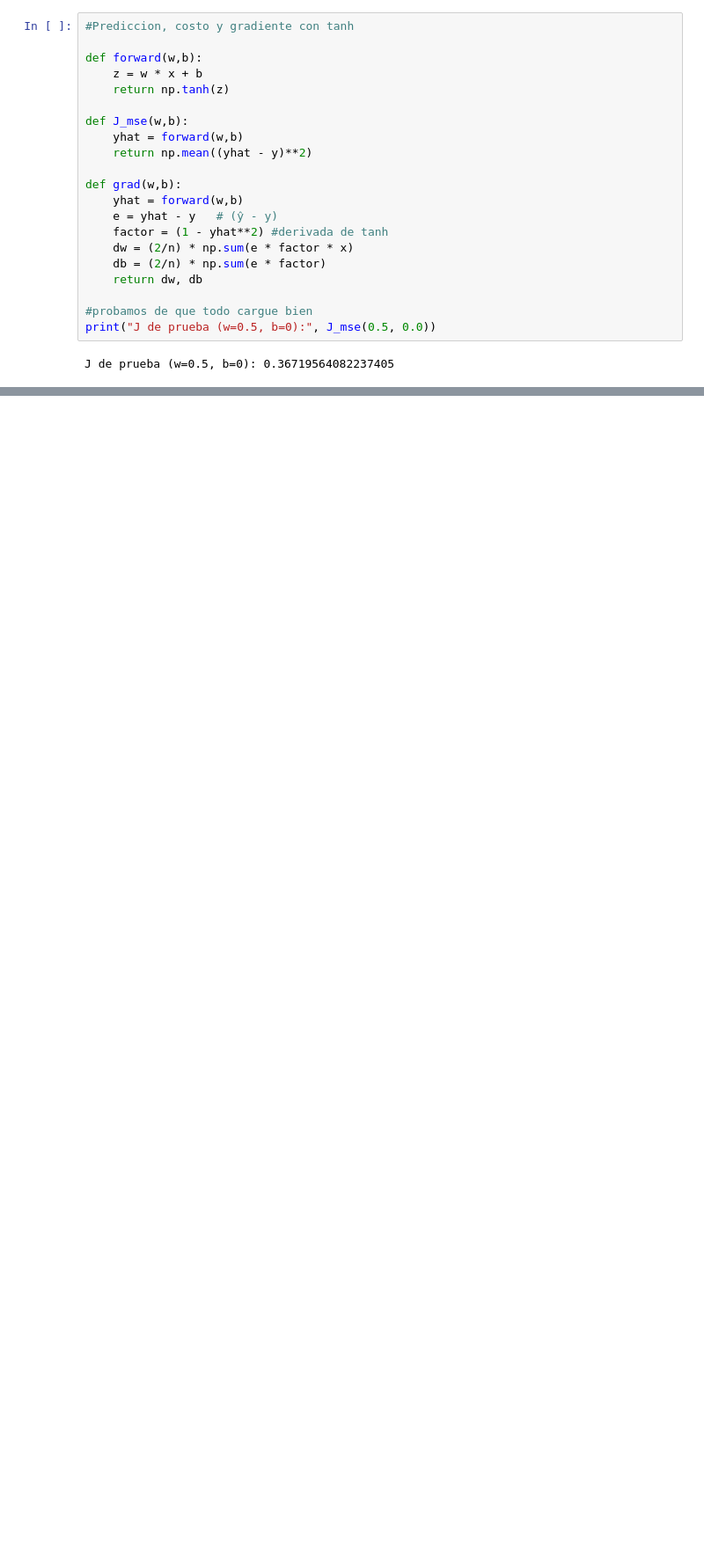
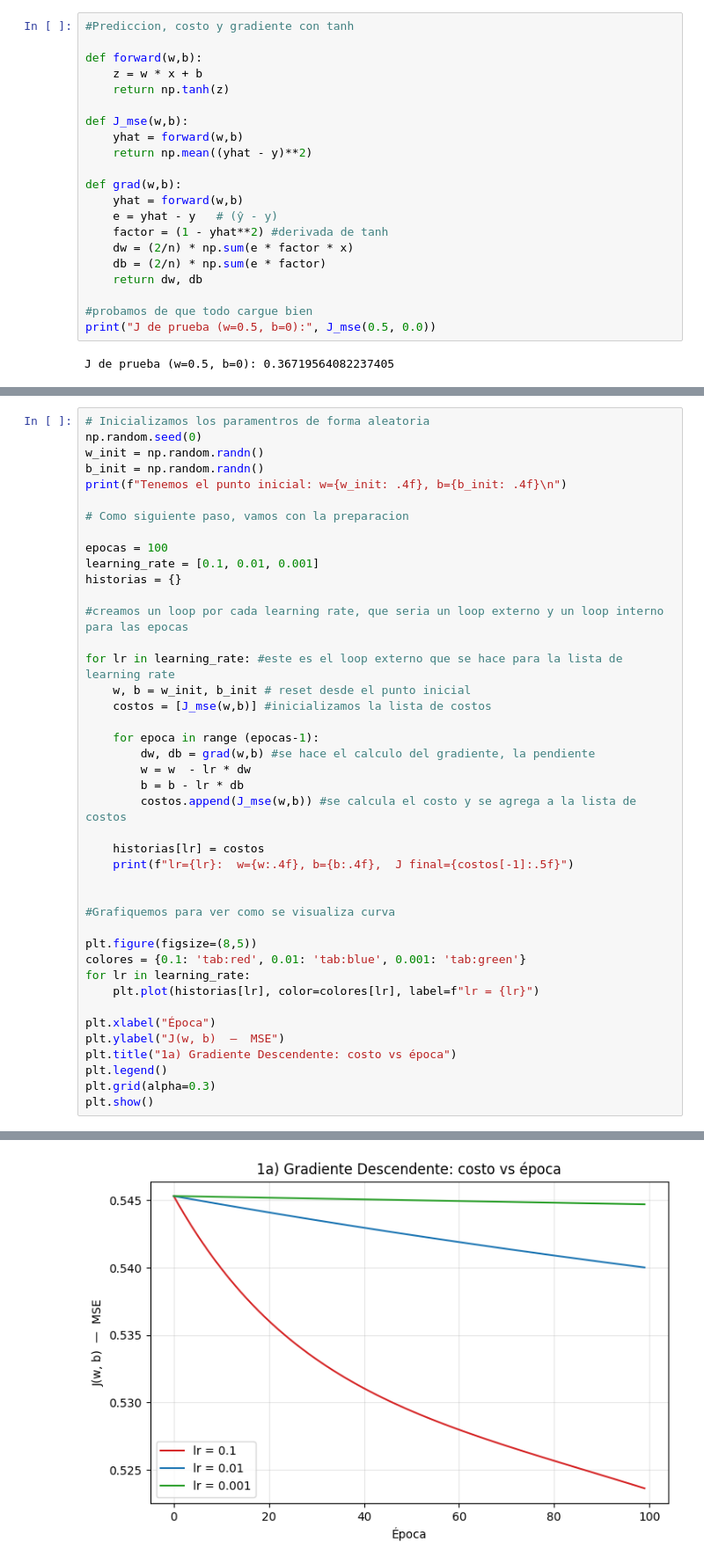
Before and after one commit to bamazonai/aprendizaje_profundo-TPs, a Jupyter notebook: tp1-aprend_prof.ipynb, the cells around one changed output, grey strips where cells are left out. Shown at 88% size. Cells and saved outputs as stored; diff of their text form; blank space fills up the shorter version.

```diff
--- a/tp1-aprend_prof.ipynb
+++ b/tp1-aprend_prof.ipynb
@@ -75,0 +92,43 @@ J de prueba (w=0.5, b=0): 0.36719564082237405
+# %%
+# Inicializamos los paramentros de forma aleatoria
+np.random.seed(0)
+w_init = np.random.randn()
+b_init = np.random.randn()
+print(f"Tenemos el punto inicial: w={w_init: .4f}, b={b_init: .4f}\n")
+
+# Como siguiente paso, vamos con la preparacion
+
+epocas = 100
+learning_rate = [0.1, 0.01, 0.001]
+historias = {}
+
+#creamos un loop por cada learning rate, que seria un loop externo y un loop interno para las epocas
+
+for lr in learning_rate: #este es el loop externo que se hace para la lista de learning rate
+    w, b = w_init, b_init # reset desde el punto inicial
+    costos = [J_mse(w,b)] #inicializamos la lista de costos
+
+    for epoca in range (epocas-1):
+        dw, db = grad(w,b) #se hace el calculo del gradiente, la pendiente
+        w = w  - lr * dw
+        b = b - lr * db
+        costos.append(J_mse(w,b)) #se calcula el costo y se agrega a la lista de costos
+
+    historias[lr] = costos
+    print(f"lr={lr}:  w={w:.4f}, b={b:.4f},  J final={costos[-1]:.5f}")
+
+
+#Grafiquemos para ver como se visualiza curva
+
+plt.figure(figsize=(8,5))
+colores = {0.1: 'tab:red', 0.01: 'tab:blue', 0.001: 'tab:green'}
+for lr in learning_rate:
+    plt.plot(historias[lr], color=colores[lr], label=f"lr = {lr}")
+
+plt.xlabel("Época")
+plt.ylabel("J(w, b)  —  MSE")
+plt.title("1a) Gradiente Descendente: costo vs época")
+plt.legend()
+plt.grid(alpha=0.3)
+plt.show()
+# %% [output]
@@ -75,0 +140 @@ J de prueba (w=0.5, b=0): 0.36719564082237405
+[figure, added]
```
Also changed, not shown: parts of 6 cells of this notebook.
